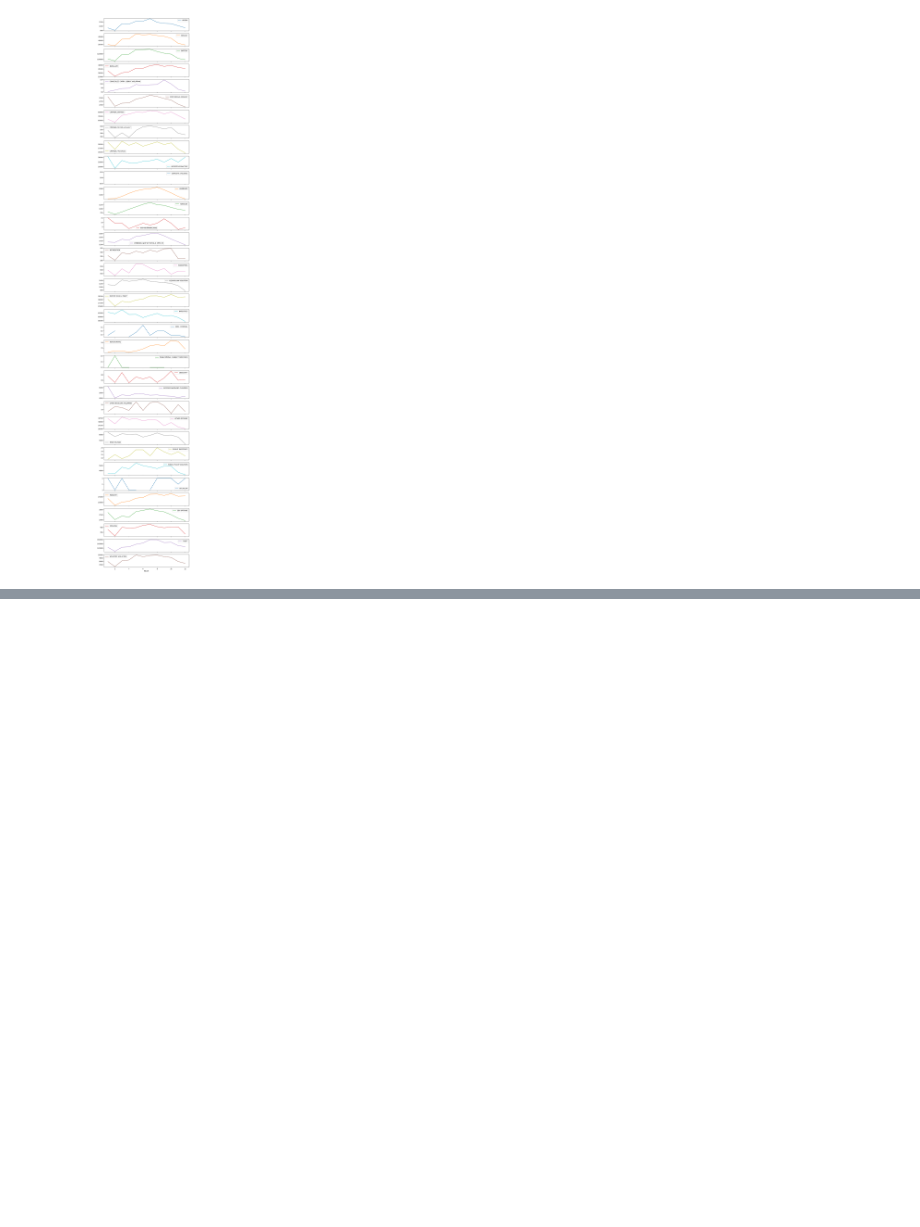
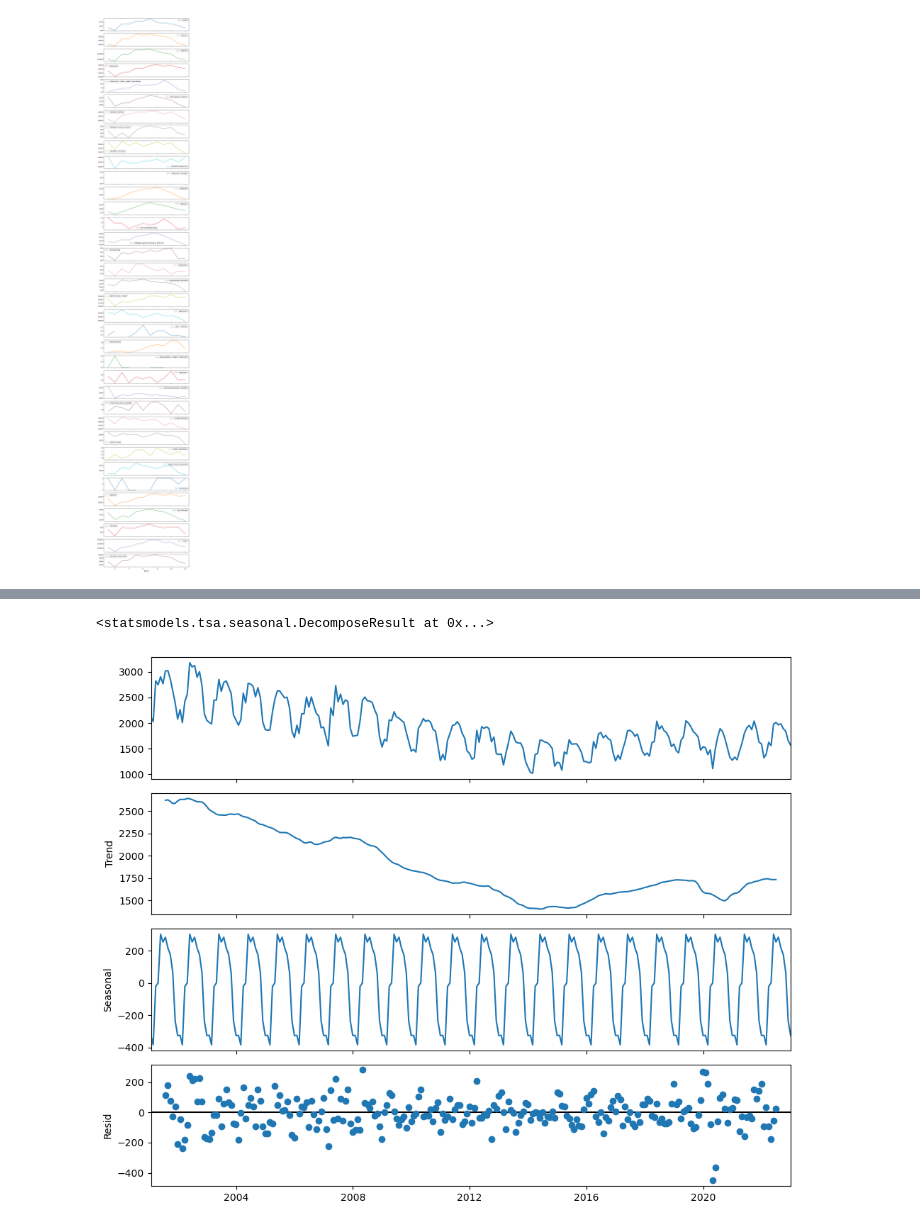
Before and after one commit to lrnrdr/Project-3-Part-1-Core, a Jupyter notebook: Project 3.ipynb, the cells around one changed output, grey strips where cells are left out. Saved outputs shown, nothing was run; the diff lists cells and outputs as text; code cells hidden in the pictures; blank space fills up the shorter version.

```diff
--- a/Project 3 Part 1.ipynb
+++ b/Project 3.ipynb
@@ -270,0 +299,13 @@ Q3b.unstack().T.plot(subplots = True, figsize = (10,65));
+# %%
+# tsa is library we are getting the funtion from
+Assault_decomp = tsa.seasonal_decompose(Assault_df)
+Assault_decomp
+# %% [output]
+<statsmodels.tsa.seasonal.DecomposeResult at 0x...>
+# %%
+# top is raw data
+fig = Assault_decomp.plot()
+fig.set_size_inches(10,8)
+fig.tight_layout()
+# %% [output]
+[figure, added]
```
Also changed, not shown: parts of 13 cells of this notebook.
